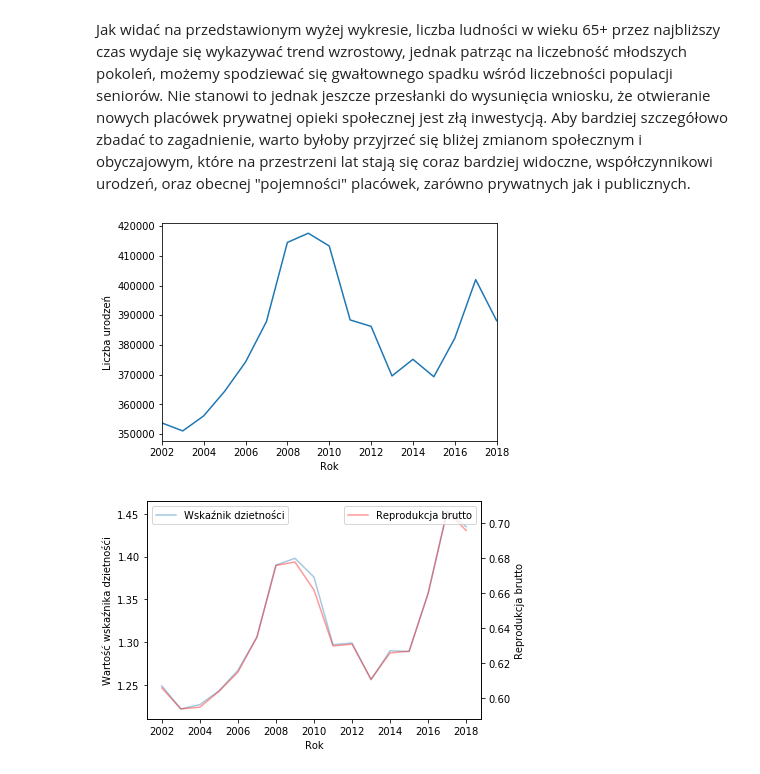
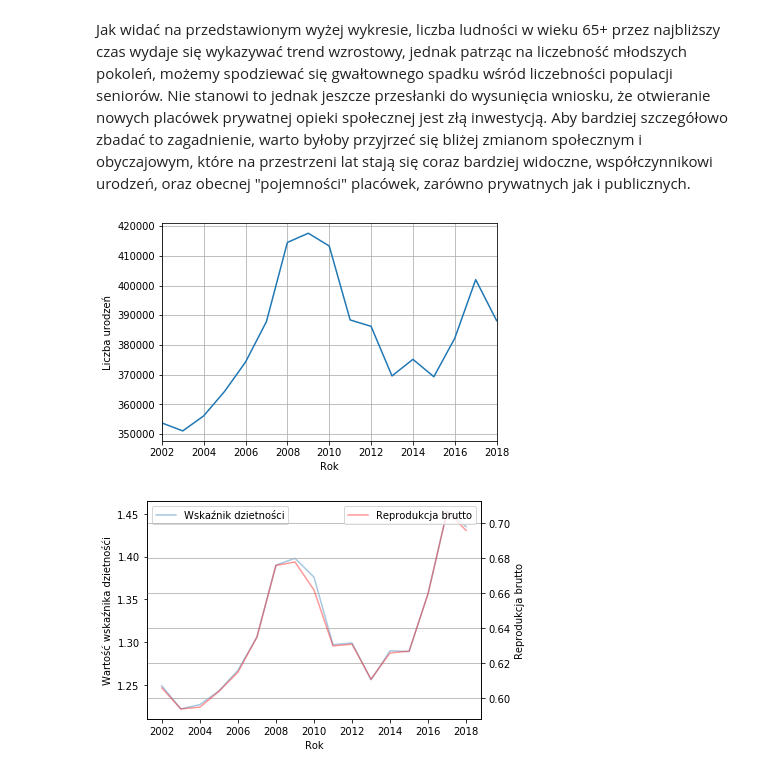
Before and after one commit to marcinsola/CDV_Data_Science, a Jupyter notebook: II/Wstep_do_Big_Data_w_ekonomii/projekt_zaliczeniowy/code.ipynb, the cells around one changed output. Cells and saved outputs as stored; diff of their text form; code cells hidden in the pictures.

```diff
--- a/II/Wstep_do_Big_Data_w_ekonomii/projekt_zaliczeniowy/code.ipynb
+++ b/II/Wstep_do_Big_Data_w_ekonomii/projekt_zaliczeniowy/code.ipynb
@@ -72,9 +67,10 @@ uro = pd.read_csv('data/urodzenia_zywe.csv', sep=';')
 # %%
 uro.drop(['Kod', 'Nazwa', 'Wiek matki', 'Jednostka miary', 'Atrybut', 'Unnamed: 7'], axis=1).plot('Rok', 'Wartosc', legend=False);
 plt.ylabel('Liczba urodzeń');
+plt.grid()
 plt.savefig('img/liczba_urodzen.png', dpi=300)
 # %% [output]
-[figure, old version]
+[figure, new version]
 # %%
 wsp_dziet = pd.read_csv('data/wspolczynnik_dzietnosci.csv', sep=';')
 # %%
@@ -96,7 +92,9 @@ ax2.plot(rep_brutto['Rok'], rep_brutto['Wartosc'], color='red', alpha=.4, label=
 ax2.set_ylabel('Reprodukcja brutto')
 ax2.set_xlabel('Rok')
 ax2.legend(loc='upper right')
+plt.grid()
 fig.savefig('img/wsk_dzien_vs_repr_brutto.png')
+
 plt.show()
 # %% [output]
-[figure, old version]
+[figure, new version]
```
Also changed, not shown: parts of 13 cells of this notebook, 8 other files.
